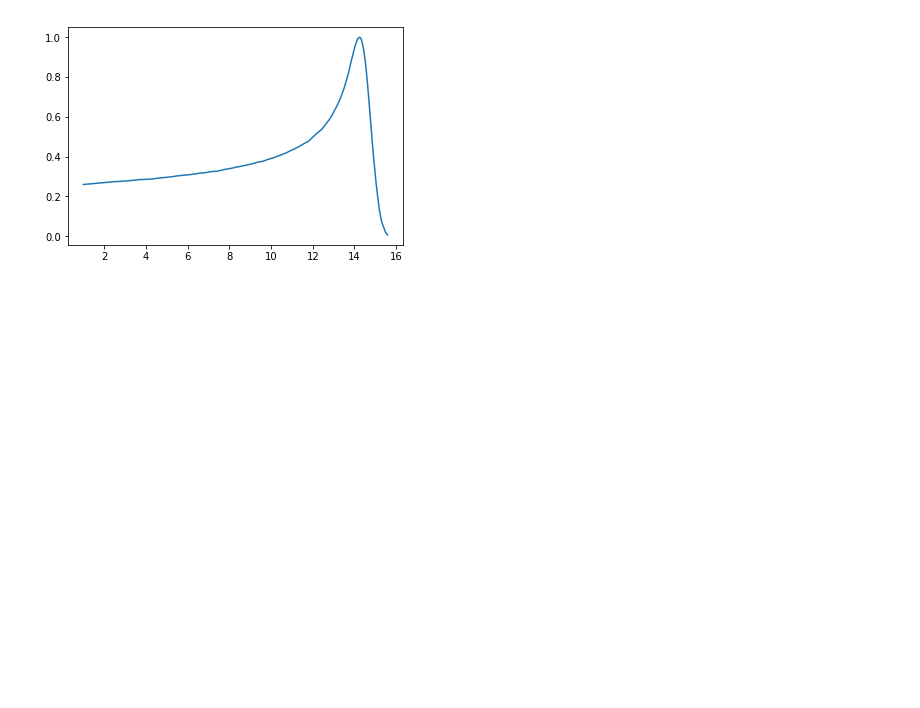
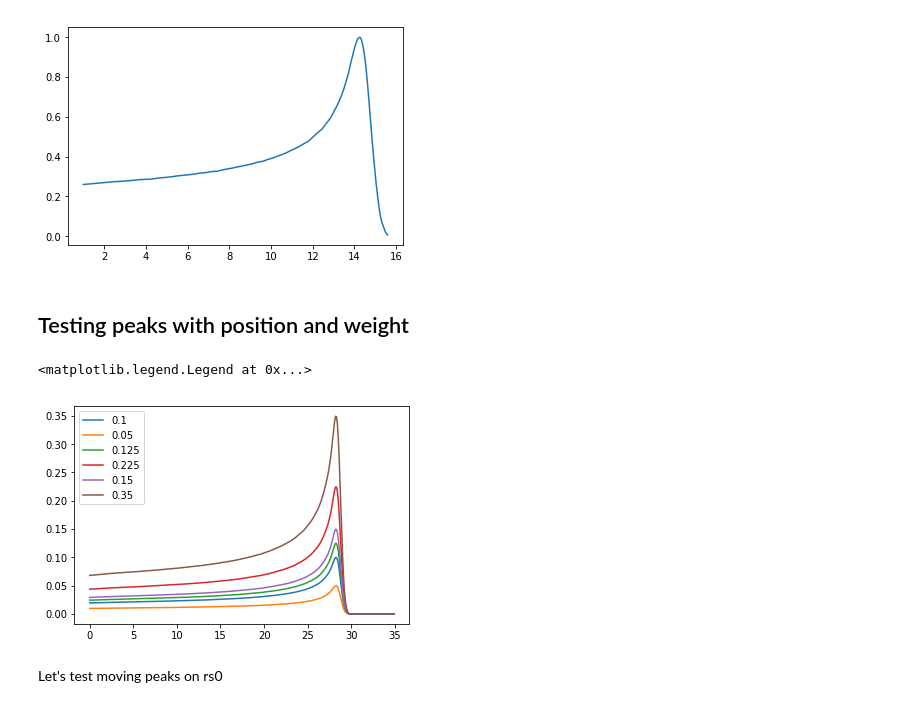
Before and after one commit to DataMedSci/ProtonBeamsComposer, a Jupyter notebook: curve_fit_BP.ipynb, the cells around one changed output. Saved outputs shown, nothing was run; the diff lists cells and outputs as text; code cells hidden in the pictures; blank space fills up the shorter version.

Commit message:
Testing sum of peaks with position and weight

```diff
--- a/curve_fit_BP.ipynb
+++ b/curve_fit_BP.ipynb
@@ -93,19 +93,11 @@ import math
 
 def find_nearest(array, value):
     # should be a speed boost, because our data is sorted
-    # ind = np.searchsorted(array, value, side="left")
+    # np.searchsorted(array, value, side="left")
     # should be > > if something was found
     return (np.abs(array-value)).argmin()
-#     if idx > 0 and (idx == len(array) or math.fabs(value - array[idx-1]) < math.fabs(value - array[idx])):
-#         return array[idx-1], idx-1
-#     else:
-#         return array[idx], idx
 
 def peak_function(x_base, y_base):
     def kle(x):
-        return [y_base[find_nearest(x_base, point)] for point in x]
+        return np.array([y_base[find_nearest(x_base, point)] for point in x])
     return kle
-
-ind = find_nearest(rs0dist, 10.2)
-assert rs0dist[ind] == val, "Should be equal"
-print(rs0dist[ind], ind, val)
@@ -151,3 +142,18 @@ plt.plot(rs11000dist[100:1560], rs11000dose[100:1560])
 # %% [output]
 [<matplotlib.lines.Line2D at 0x...>]
 [figure]
+# %% [markdown]
+## Testing peaks with position and weight
+# %%
+dom = np.arange(0, 35, 0.1)
+rs0aprx = peak_function(rs0dist, rs0dose)
+
+we_plots = []
+for w in np.array(weights):
+    we_plots.append(plt.plot(dom, w*rs0aprx(dom), label=str(w))[0])
+plt.legend(handles=we_plots)
+# %% [output]
+<matplotlib.legend.Legend at 0x...>
+[figure, added]
+# %% [markdown]
+Let's test moving peaks on rs0
```
Also changed, not shown: parts of 13 cells of this notebook.
